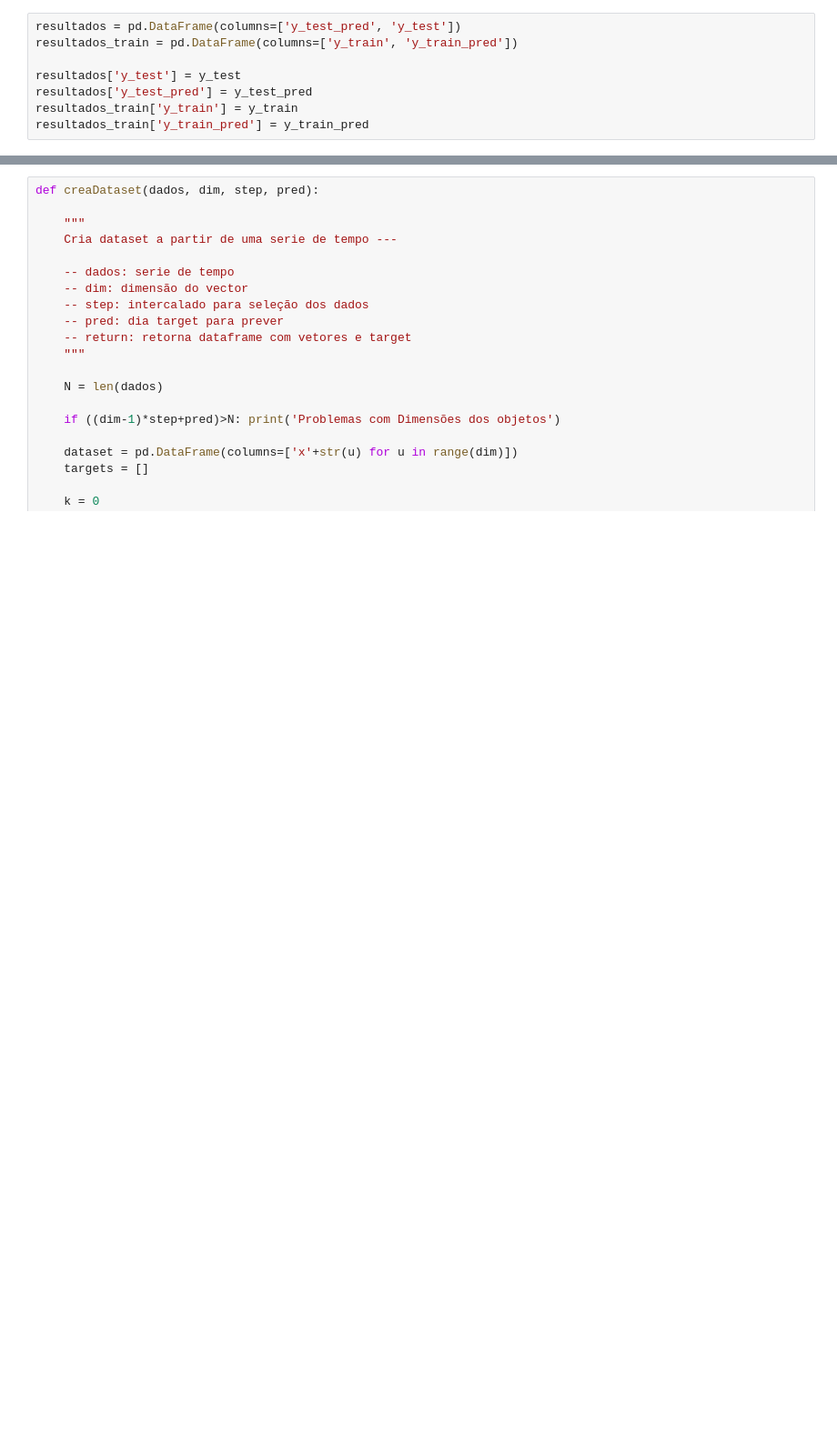
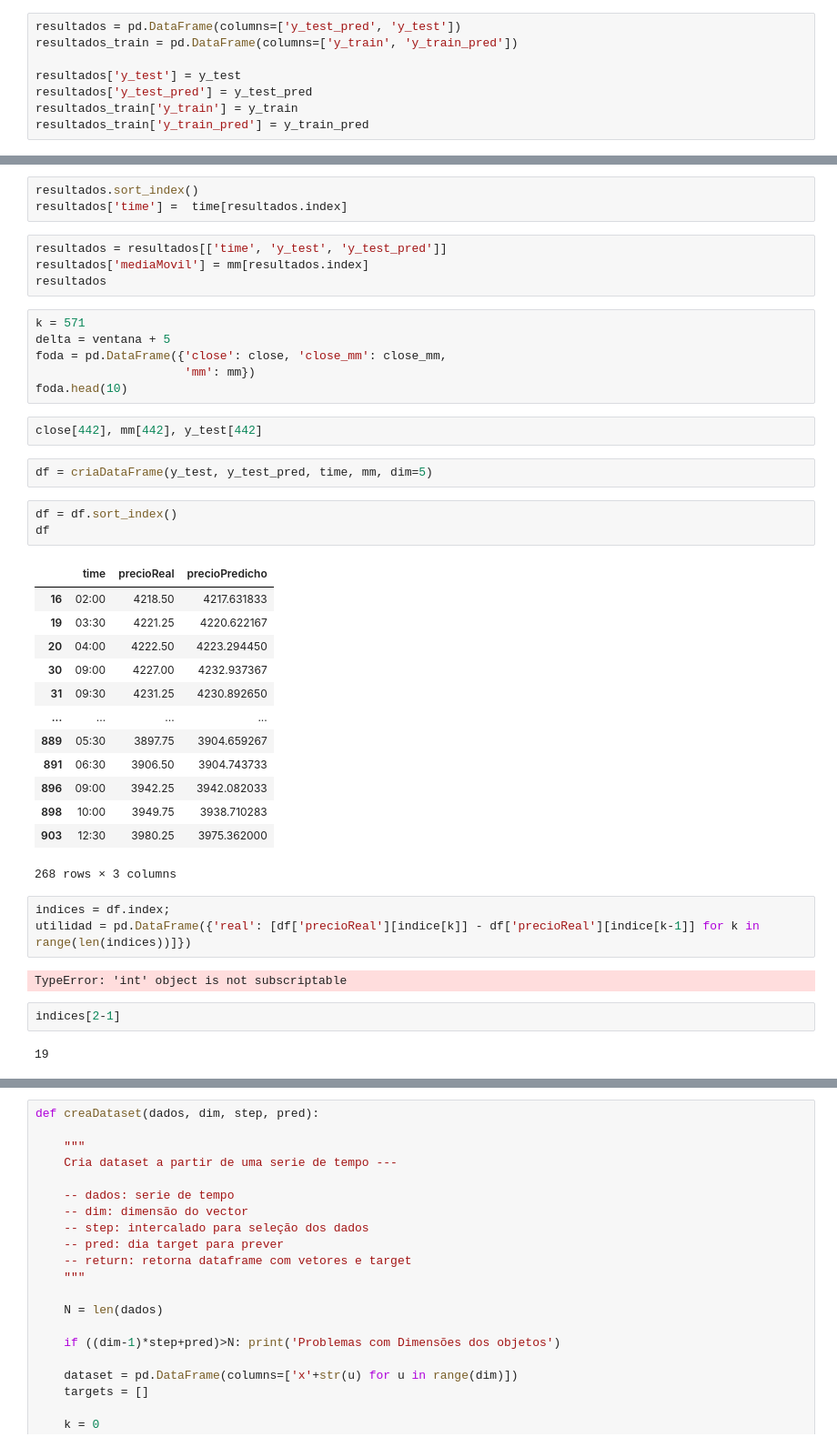
Before and after one commit to hoopercesar/Machine-Learning-Projects, a Jupyter notebook: proy_marcelo_30mins.ipynb, the cells around one changed output, grey strips where cells are left out. Shown at 91% size. Cells and saved outputs as stored; diff of their text form; blank space fills up the shorter version.

```diff
--- a/proy_marcelo_30mins.ipynb
+++ b/proy_marcelo_30mins.ipynb
@@ -230,0 +214,43 @@ resultados
+# %%
+resultados.sort_index()
+resultados['time'] =  time[resultados.index]
+# %%
+resultados = resultados[['time', 'y_test', 'y_test_pred']]
+resultados['mediaMovil'] = mm[resultados.index]
+resultados
+# %%
+k = 571
+delta = ventana + 5
+foda = pd.DataFrame({'close': close, 'close_mm': close_mm,
+                     'mm': mm})
+foda.head(10)
+# %%
+close[442], mm[442], y_test[442]
+# %%
+df = criaDataFrame(y_test, y_test_pred, time, mm, dim=5)
+# %%
+df = df.sort_index()
+df
+# %% [output]
+|  | time | precioReal | precioPredicho |
+| 16 | 02:00 | 4218.50 | 4217.631833 |
+| 19 | 03:30 | 4221.25 | 4220.622167 |
+| 20 | 04:00 | 4222.50 | 4223.294450 |
+| 30 | 09:00 | 4227.00 | 4232.937367 |
+| 31 | 09:30 | 4231.25 | 4230.892650 |
+| ... | ... | ... | ... |
+| 889 | 05:30 | 3897.75 | 3904.659267 |
+| 891 | 06:30 | 3906.50 | 3904.743733 |
+| 896 | 09:00 | 3942.25 | 3942.082033 |
+| 898 | 10:00 | 3949.75 | 3938.710283 |
+| 903 | 12:30 | 3980.25 | 3975.362000 |
+268 rows × 3 columns
+# %%
+indices = df.index;
+utilidad = pd.DataFrame({'real': [df['precioReal'][indice[k]] - df['precioReal'][indice[k-1]] for k in range(len(indices))]})
+# %% [output]
+TypeError: 'int' object is not subscriptable
+# %%
+indices[2-1]
+# %% [output]
+19
```
Also changed, not shown: parts of 22 cells of this notebook.
